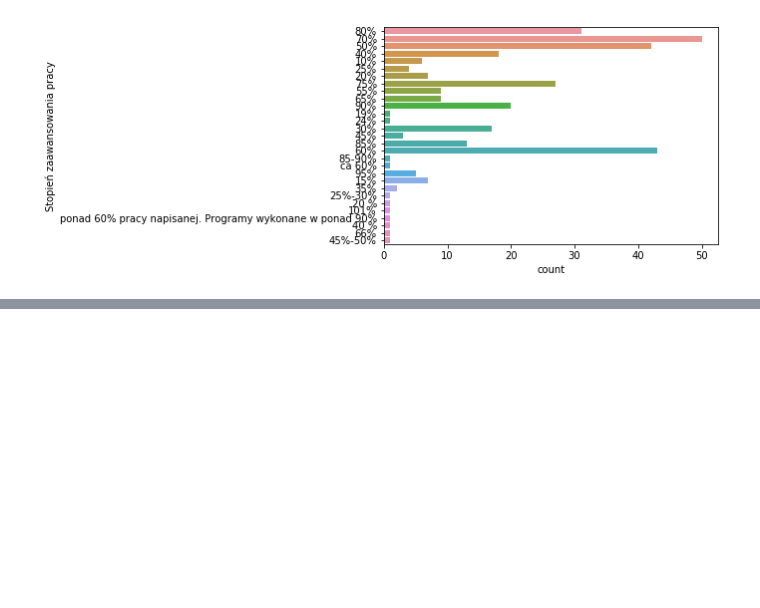
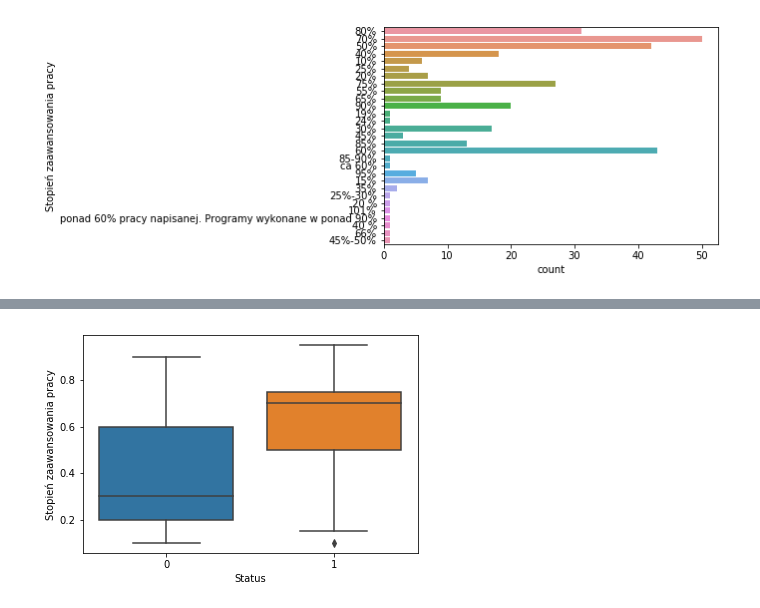
Before and after one commit to piwonskp/jean, a Jupyter notebook: jean/types/extension.ipynb, the cells around one changed output, grey strips where cells are left out. Drawn from its saved outputs; the diff is of its cells as text; code cells hidden in the pictures; blank space fills up the shorter version.

```diff
--- a/jean/types/extension.ipynb
+++ b/jean/types/extension.ipynb
@@ -33,7 +94,8 @@ from statistics import mean
 progress = {
     'ponad 60% pracy napisanej. Programy wykonane w ponad 90%': 0.75,
     'ca 60%': 0.6,
-    '101%': np.nan
+    '101%': np.nan,
+    np.nan: np.nan
 }
 
 def parse_percent(s):
@@ -42,4 +104,10 @@ def parse_percent(s):
     return percent / 100
 parse_progress = lambda x: progress.get(x) if progress.get(x) else parse_percent(x)
 
-extension['Stopień zaawansowania pracy'] = extension['Stopień zaawansowania pracy'].dropna().apply(parse_progress)
+extension['Stopień zaawansowania pracy'] = extension['Stopień zaawansowania pracy'].apply(parse_progress)
+# %%
+extension = extension.dropna(subset=['Stopień zaawansowania pracy'])
+# %%
+_ = sns.boxplot(extension['Status'], extension['Stopień zaawansowania pracy'])
+# %% [output]
+[figure, added]
```
Also changed, not shown: parts of 18 cells of this notebook, 6 other files.
